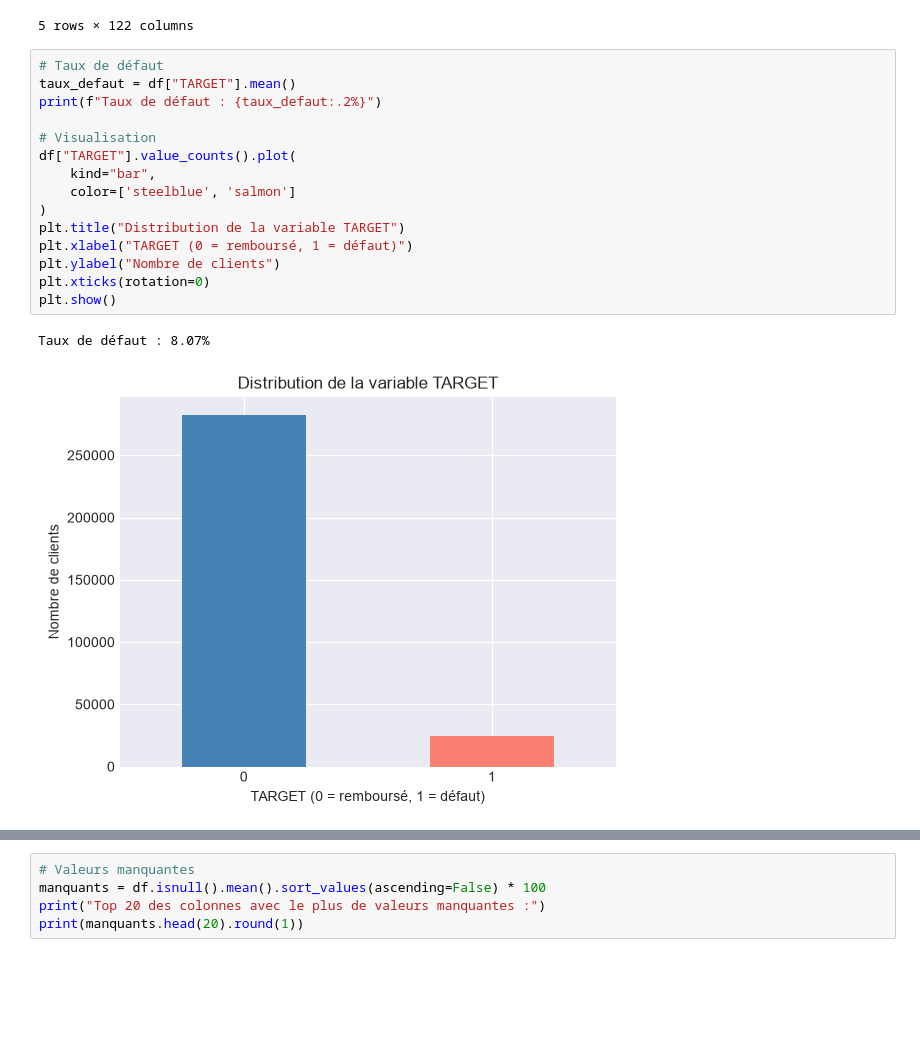
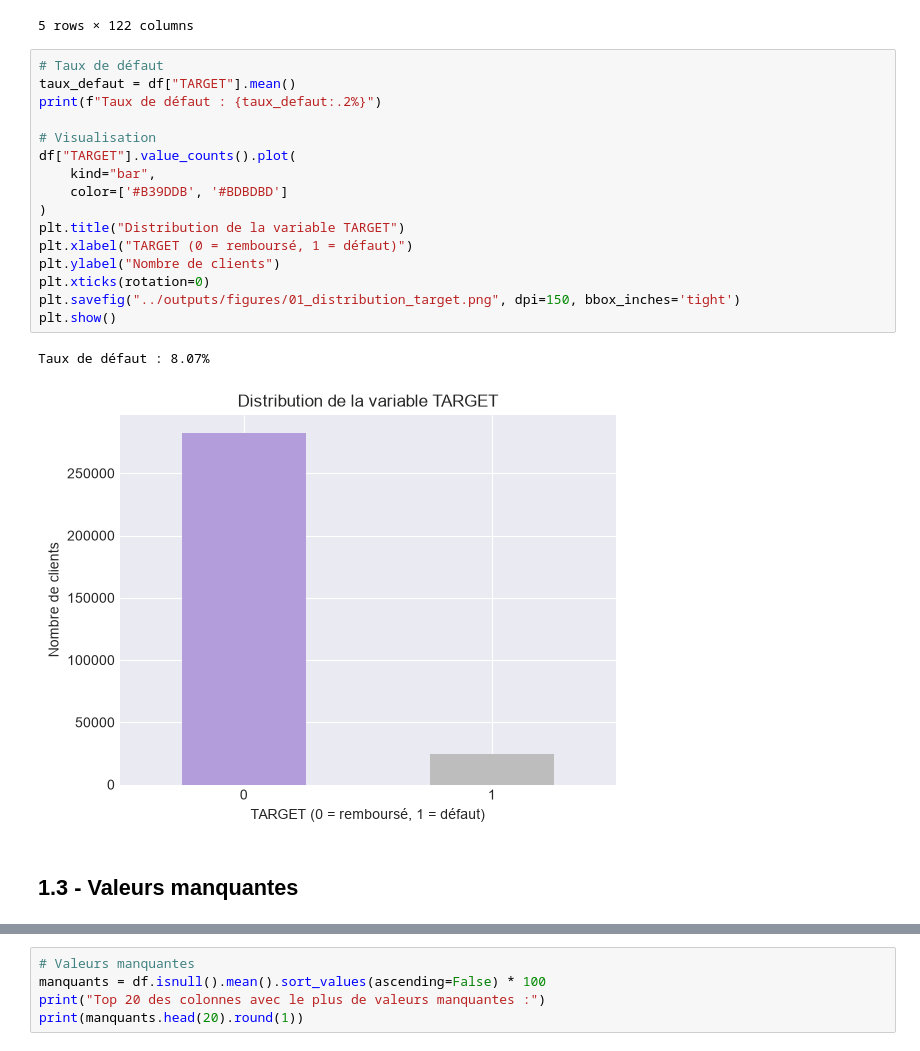
Before and after one commit to doaabss/memoire-scoring, a Jupyter notebook: notebooks/01_exploration.ipynb, the cells around one changed output, grey strips where cells are left out. Cells and saved outputs as stored; diff of their text form; blank space fills up the shorter version.

```diff
--- a/notebooks/01_exploration.ipynb
+++ b/notebooks/01_exploration.ipynb
@@ -30,18 +125,21 @@ df.head()
 # %%
 # Taux de défaut
 taux_defaut = df["TARGET"].mean()
 print(f"Taux de défaut : {taux_defaut:.2%}")
 
 # Visualisation
 df["TARGET"].value_counts().plot(
     kind="bar",
-    color=['steelblue', 'salmon']
+    color=['#B39DDB', '#BDBDBD']
 )
 plt.title("Distribution de la variable TARGET")
 plt.xlabel("TARGET (0 = remboursé, 1 = défaut)")
 plt.ylabel("Nombre de clients")
 plt.xticks(rotation=0)
+plt.savefig("../outputs/figures/01_distribution_target.png", dpi=150, bbox_inches='tight')
 plt.show()
 # %% [output]
 Taux de défaut : 8.07%
-[figure, old version]
+[figure, new version]
+# %% [markdown]
+## 1.3 - Valeurs manquantes
```
Also changed, not shown: parts of 31 cells of this notebook, 8 other files.
